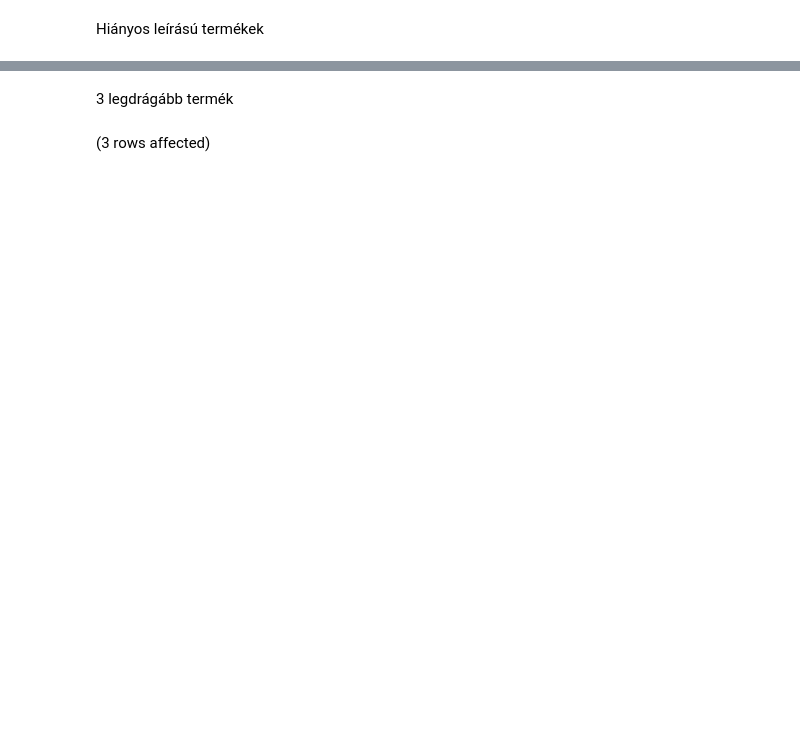
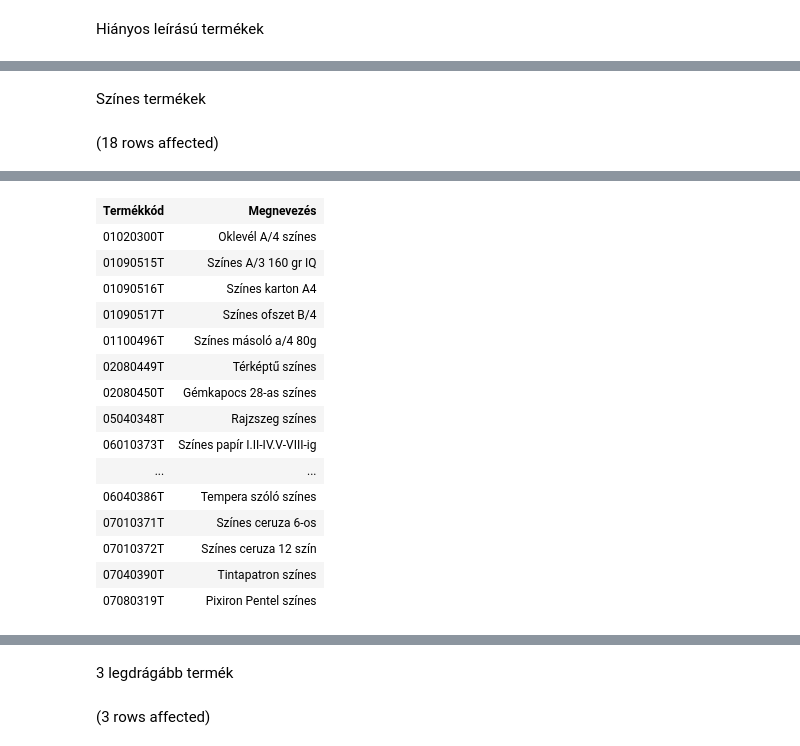
Before and after one commit to majavalami/AdatbG01, a Jupyter notebook: Adatportfóliózás.ipynb, the cells around one changed output, grey strips where cells are left out. Drawn from its saved outputs; the diff is of its cells as text; code cells hidden in the pictures; blank space fills up the shorter version.

```diff
--- a/Adatportfóliózás.ipynb
+++ b/Adatportfóliózás.ipynb
@@ -25,3 +38,12 @@ Total execution time: 00:00:00.081
 | 07010142T | G.toll betét Zebra F-0.7 | NULL |
 | 07010143T | G.toll betét Zebra H-0,7 | NULL |
 | 07010144T | G.toll betét Zebra K-0,7 | NULL |
+# %% [markdown]
+Színes termékek
+# %%
+SELECT TERMEKKOD AS 'Termékkód',
+       MEGNEVEZES AS 'Megnevezés'
+FROM Termek
+WHERE MEGNEVEZES LIKE '%Színes%'
+# %% [output]
+(18 rows affected)
@@ -27,0 +51,16 @@ Total execution time: 00:00:00.081
+| Termékkód | Megnevezés |
+| 01020300T | Oklevél A/4 színes |
+| 01090515T | Színes A/3 160 gr IQ |
+| 01090516T | Színes karton A4 |
+| 01090517T | Színes ofszet B/4 |
+| 01100496T | Színes másoló a/4 80g |
+| 02080449T | Térképtű színes |
+| 02080450T | Gémkapocs 28-as színes |
+| 05040348T | Rajzszeg színes |
+| 06010373T | Színes papír I.II-IV.V-VIII-ig |
+| ... | ... |
+| 06040386T | Tempera szóló színes |
+| 07010371T | Színes ceruza 6-os |
+| 07010372T | Színes ceruza 12 szín |
+| 07040390T | Tintapatron színes |
+| 07080319T | Pixiron Pentel színes |
```
Also changed, not shown: parts of 18 cells of this notebook.
